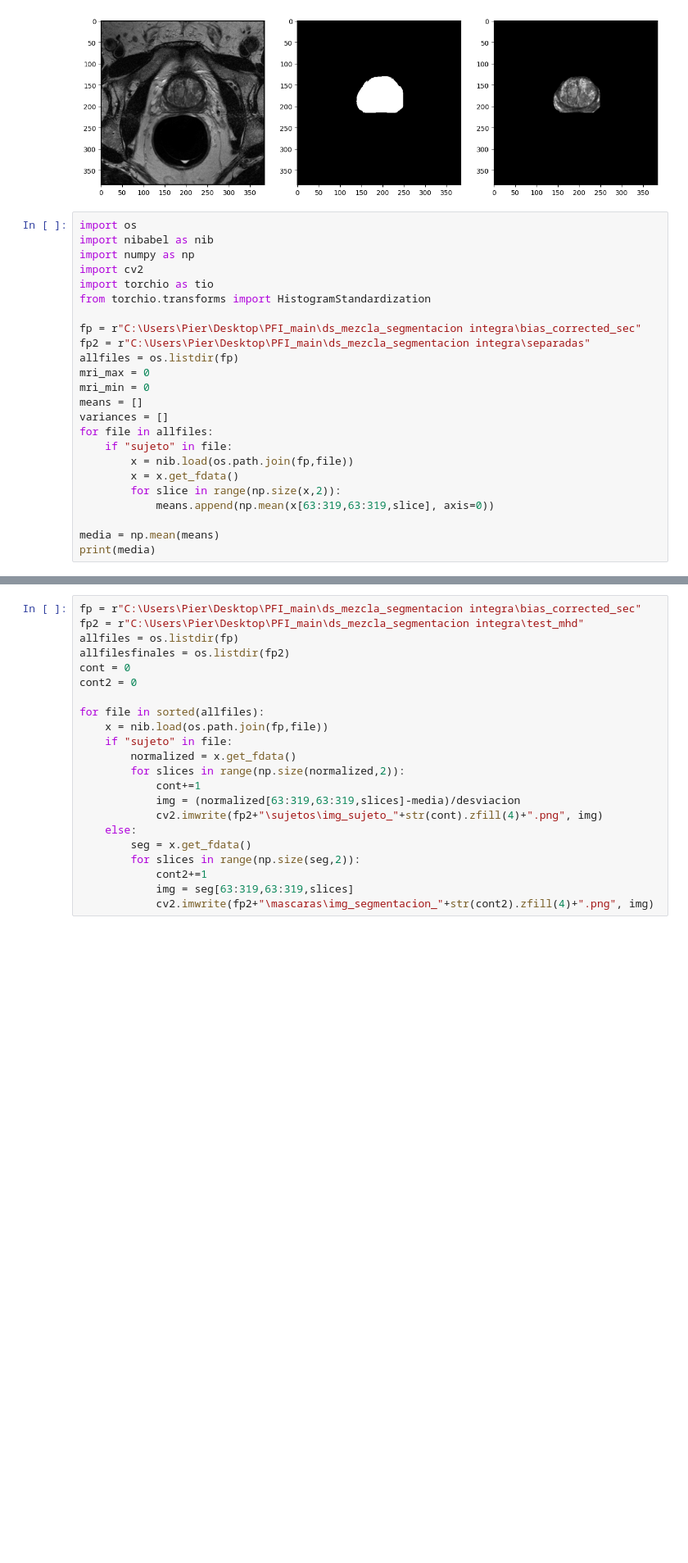
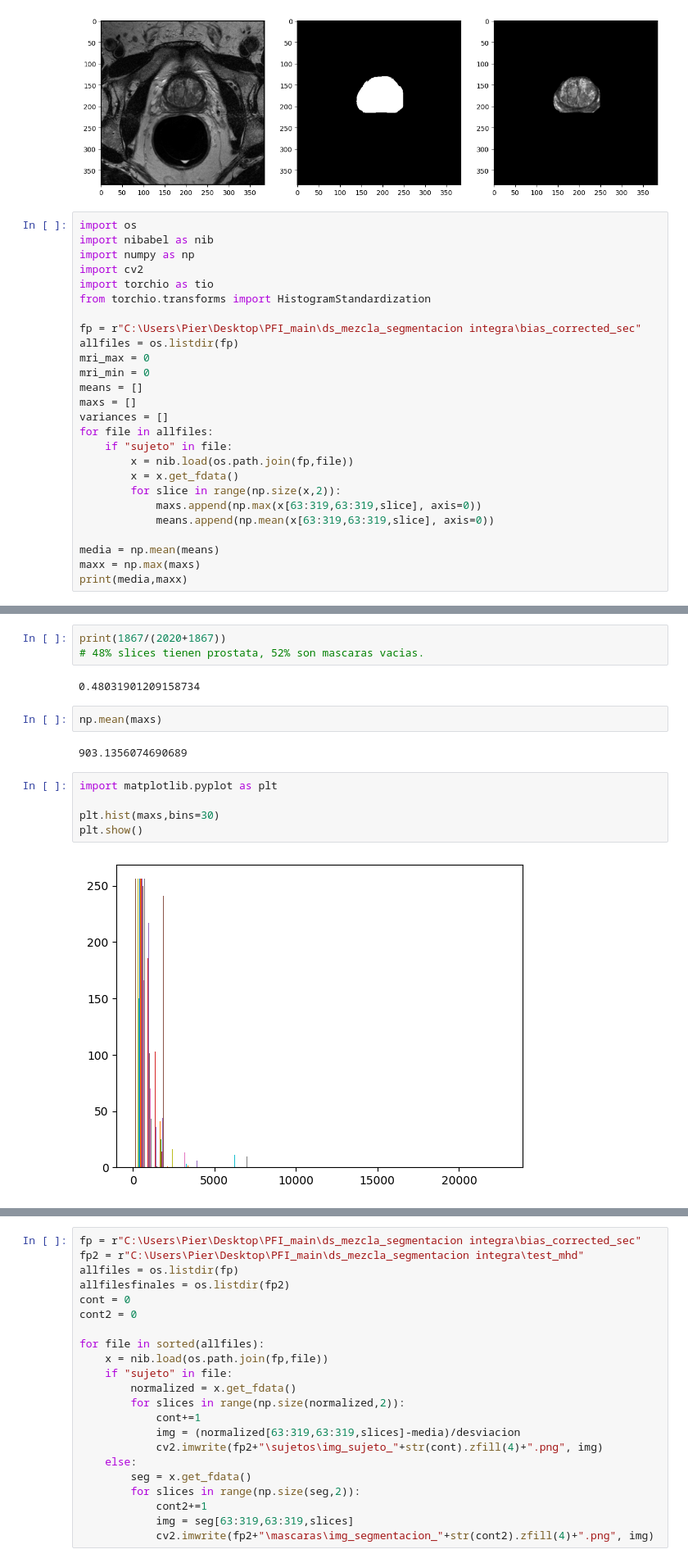
Before and after one commit to mpierangeli/PFI, a Jupyter notebook: mean_std_calculus.ipynb, the cells around one changed output, grey strips where cells are left out. Shown at 82% size. Saved outputs shown, nothing was run; the diff lists cells and outputs as text; blank space fills up the shorter version.

```diff
--- a/mean_std_calculus.ipynb
+++ b/mean_std_calculus.ipynb
@@ -56,19 +56,21 @@ import torchio as tio
 from torchio.transforms import HistogramStandardization
 
 fp = r"C:\Users\Pier\Desktop\PFI_main\ds_mezcla_segmentacion integra\bias_corrected_sec"
-fp2 = r"C:\Users\Pier\Desktop\PFI_main\ds_mezcla_segmentacion integra\separadas"
 allfiles = os.listdir(fp)
 mri_max = 0
 mri_min = 0
 means = []
+maxs = []
 variances = []
 for file in allfiles:
     if "sujeto" in file:
         x = nib.load(os.path.join(fp,file))
         x = x.get_fdata()
         for slice in range(np.size(x,2)):
+            maxs.append(np.max(x[63:319,63:319,slice], axis=0))
             means.append(np.mean(x[63:319,63:319,slice], axis=0))
 
 media = np.mean(means)
-print(media)
+maxx = np.max(maxs)
+print(media,maxx)
 # %% [output]
@@ -76,2 +102,18 @@ print(media)
+# %%
+print(1867/(2020+1867))
+# 48% slices tienen prostata, 52% son mascaras vacias.
+# %% [output]
+0.48031901209158734
+# %%
+np.mean(maxs)
+# %% [output]
+903.1356074690689
+# %%
+import matplotlib.pyplot as plt
+
+plt.hist(maxs,bins=30)
+plt.show()
+# %% [output]
+[figure, added]
 # %%
 fp = r"C:\Users\Pier\Desktop\PFI_main\ds_mezcla_segmentacion integra\bias_corrected_sec"
```
Also changed, not shown: parts of 3 cells of this notebook, 12 other files.
